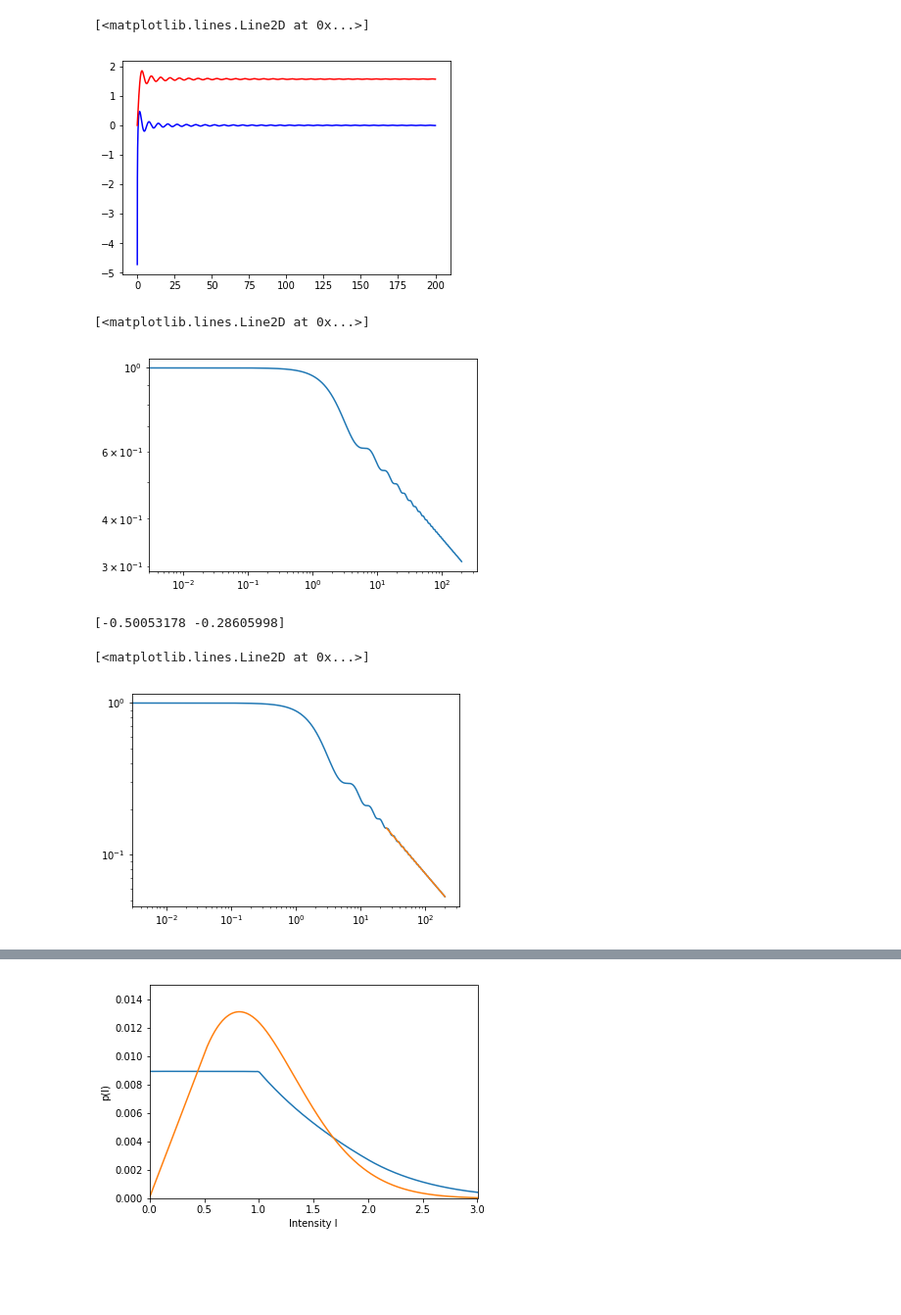
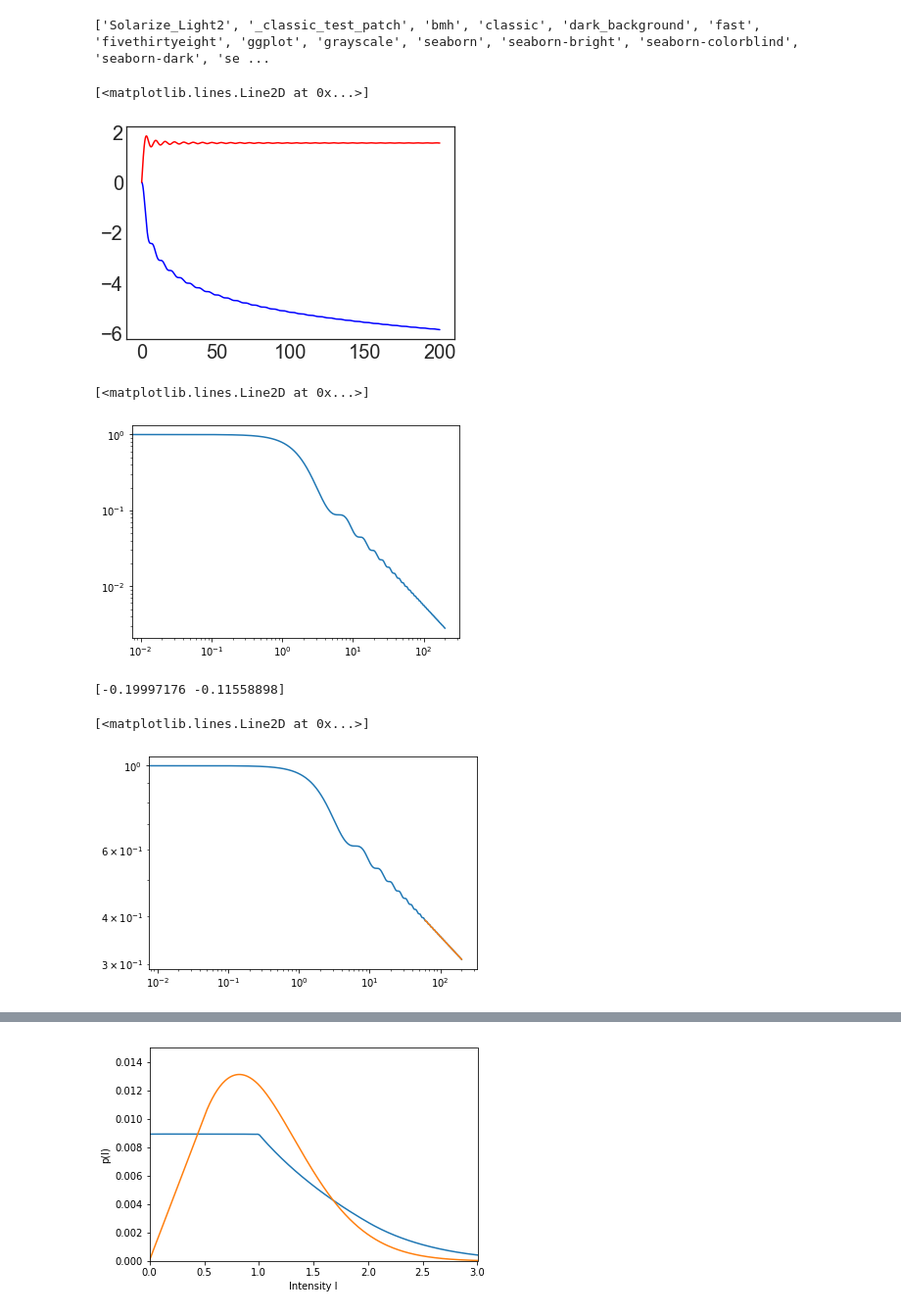
Before and after one commit to hstrey/Intensity-Distribution, a Jupyter notebook: twod_distributions.ipynb, the cells around one changed output, grey strips where cells are left out. Shown at 98% size. Saved outputs shown, nothing was run; the diff lists cells and outputs as text; code cells hidden in the pictures; blank space fills up the shorter version.

```diff
--- a/twod_distributions.ipynb
+++ b/twod_distributions.ipynb
@@ -7,18 +1,42 @@ from scipy.integrate import quad, trapz
+# %%
+%matplotlib inline
+import numpy as np
+from scipy.special import sici
+import matplotlib.pylab as plt
+from scipy.integrate import quad, trapz
+
+SMALL_SIZE = 20
+MEDIUM_SIZE = 20
+BIGGER_SIZE = 20
+
+plt.rc('font', size=SMALL_SIZE)          # controls default text sizes
+plt.rc('axes', titlesize=SMALL_SIZE)     # fontsize of the axes title
+plt.rc('axes', labelsize=MEDIUM_SIZE)    # fontsize of the x and y labels
+plt.rc('xtick', labelsize=SMALL_SIZE)    # fontsize of the tick labels
+plt.rc('ytick', labelsize=SMALL_SIZE)    # fontsize of the tick labels
+plt.rc('legend', fontsize=SMALL_SIZE)    # legend fontsize
+plt.rc('figure', titlesize=BIGGER_SIZE)  # fontsize of the figure title
+
+print(plt.style.available)
+plt.style.use('seaborn-white')
+# %% [output]
+['Solarize_Light2', '_classic_test_patch', 'bmh', 'classic', 'dark_background', 'fast', 'fivethirtyeight', 'ggplot', 'grayscale', 'seaborn', 'seaborn-bright', 'seaborn-colorblind', 'seaborn-dark', 'se ...
 # %%
 k_limit = 200
-steps = 40001
+steps = 16386
 k = np.linspace(0,k_limit,steps)
-d = k_limit/steps
+d = k_limit/(steps-1)
 e = sici(k)
 f_real = e[1]
 f_imag = e[0]
-plt.plot(k,f_real,"b")
+f_real2 = f_real - np.log(k) - np.euler_gamma
+plt.plot(k,f_real2,"b")
 plt.plot(k,f_imag,"r")
 # %% [output]
 [<matplotlib.lines.Line2D at 0x...>]
-[figure, old version]
+[figure, new version]
 # %%
-prefactor = 0.2
+prefactor = 1
 er = np.exp(-prefactor*np.euler_gamma)*np.exp(prefactor*f_real)*k**(-prefactor)
 ei1 = np.cos(prefactor*f_imag)
 ei2 = np.sin(prefactor*f_imag)
@@ -26,7 +44,7 @@ er[0]=1
 plt.loglog(k,er)
 # %% [output]
 [<matplotlib.lines.Line2D at 0x...>]
-[figure, old version]
+[figure, new version]
 # %%
 logk = np.log(k)
 loger = np.log(er)
@@ -37,9 +55,9 @@ erfit = np.exp(p[1])*k**p[0]
 plt.loglog(k,er)
 plt.loglog(k[k_limit:],erfit[k_limit:])
 # %% [output]
-[-0.50053178 -0.28605998]
+[-0.19997176 -0.11558898]
 [<matplotlib.lines.Line2D at 0x...>]
-[figure, old version]
+[figure, new version]
 # %%
 plt.loglog(k,ei1,"b")
 plt.loglog(k,ei2,"r")
```
Also changed, not shown: parts of 20 cells of this notebook, 4 other files.
